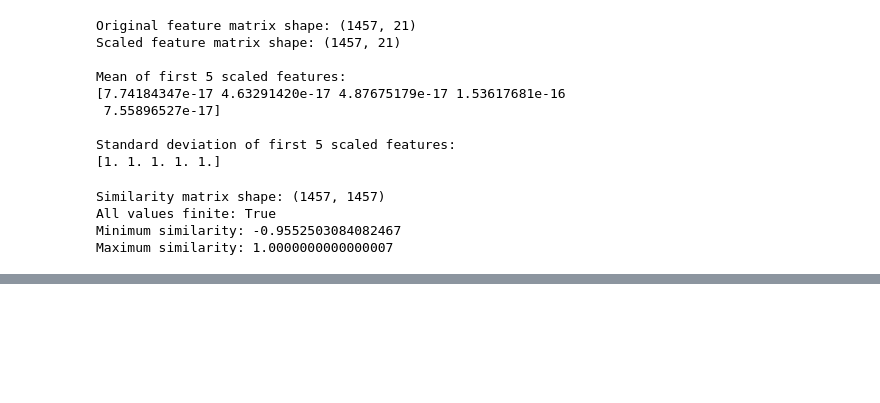
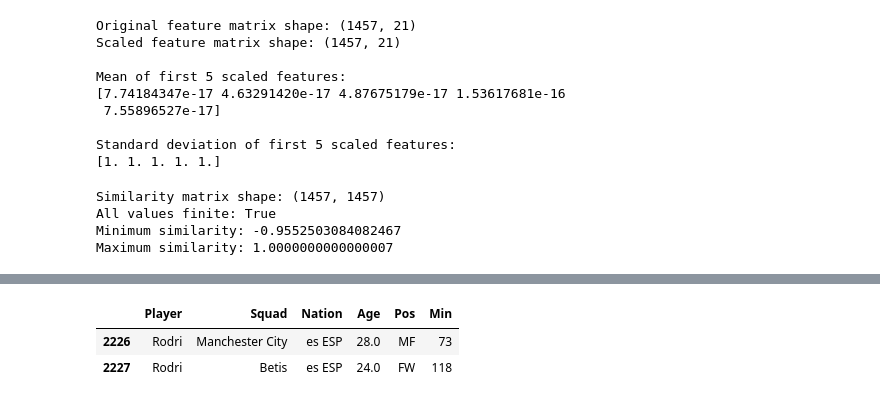
Before and after one commit to ApoorvaKharga/football-player-recommender, a Jupyter notebook: notebooks/01_dataset_audit.ipynb, the cells around one changed output, grey strips where cells are left out. Cells and saved outputs as stored; diff of their text form; code cells hidden in the pictures; blank space fills up the shorter version.

```diff
--- a/notebooks/01_dataset_audit.ipynb
+++ b/notebooks/01_dataset_audit.ipynb
@@ -3876,0 +4090,10 @@ Maximum similarity: 1.0000000000000007
+# %%
+df_2024[
+    df_2024["Player"].eq("Rodri")
+][
+    ["Player", "Squad", "Nation", "Age", "Pos", "Min"]
+]
+# %% [output]
+|  | Player | Squad | Nation | Age | Pos | Min |
+| 2226 | Rodri | Manchester City | es ESP | 28.0 | MF | 73 |
+| 2227 | Rodri | Betis | es ESP | 24.0 | FW | 118 |
```
Also changed, not shown: parts of 8 cells of this notebook.
